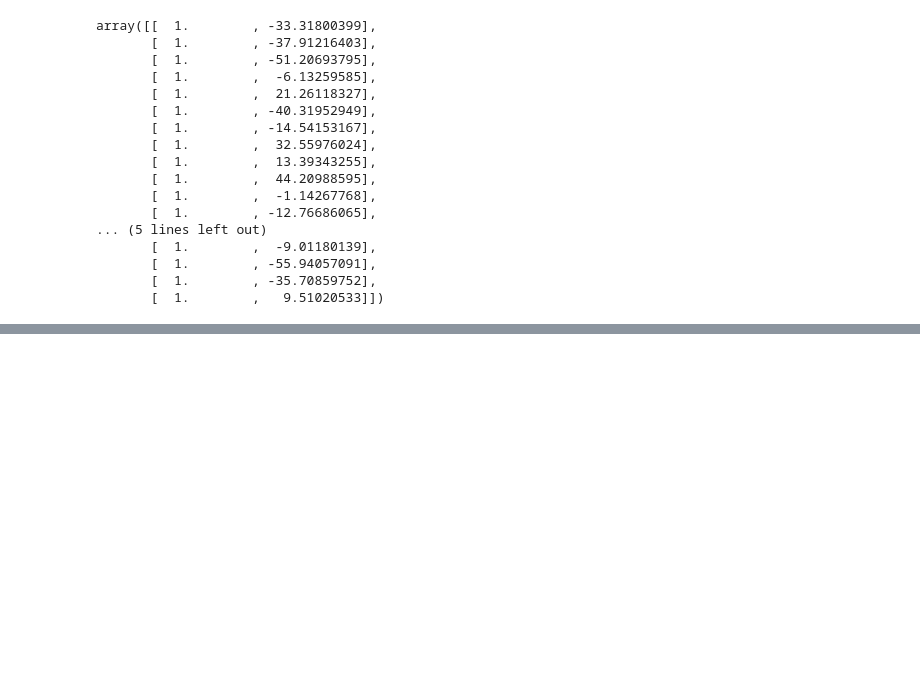
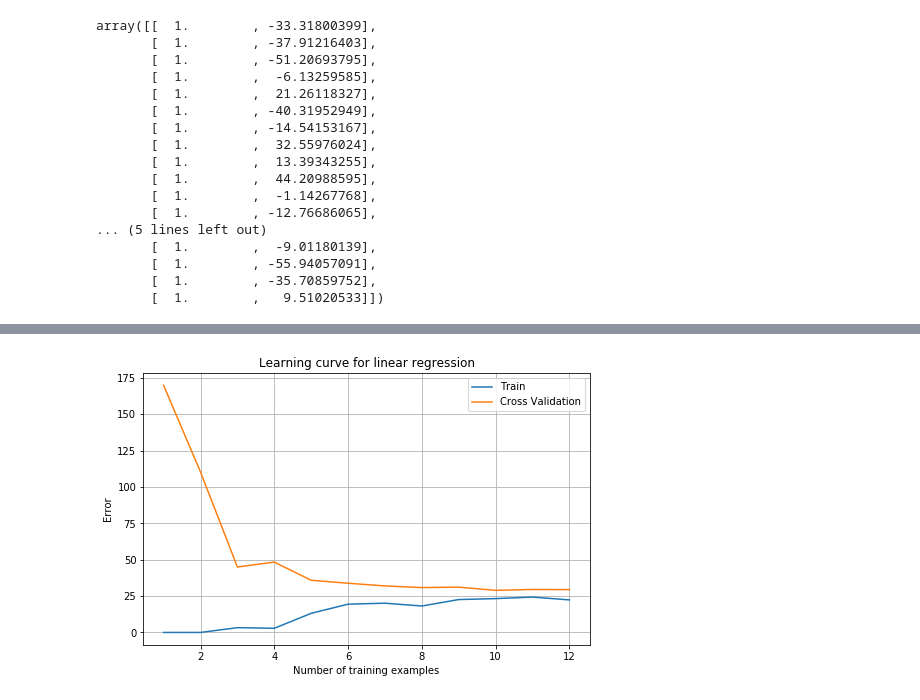
Before and after one commit to BartlomiejSkwira/coursera_machine-learning, a Jupyter notebook: machine-learning-ex5/ex5.ipynb, the cells around one changed output, grey strips where cells are left out. Cells and saved outputs as stored; diff of their text form; code cells hidden in the pictures; blank space fills up the shorter version.

Commit message:
Exercise 5 - fix error count for cross validation! YaY

```diff
--- a/machine-learning-ex5/ex5.ipynb
+++ b/machine-learning-ex5/ex5.ipynb
@@ -156,6 +149,0 @@ array([13.05611566,  0.36753119])
-# %%
-#plot the best fit line
-x = np.linspace(-40, 40)
-plt.ylim(0, 40)
-plt.plot(x, theta_opt[1]*x+theta_opt[0], c='blue')
-draw_data(X_train, y_train)
@@ -163,0 +171,33 @@ draw_data(X_train, y_train)
+# %%
+def plotLearningCurve():
+    """
+    Loop over first training point, then first 2 training points, then first 3 ...
+    and use each training-set-subset to find trained parameters.
+    With those parameters, compute the cost on that subset (Jtrain)
+    remembering that for Jtrain, lambda = 0 (even if you are using regularization).
+    Then, use the trained parameters to compute Jval on the entire validation set
+    again forcing lambda = 0 even if using regularization.
+    Store the computed errors, error_train and error_val and plot them.
+    """
+    initial_theta = np.array([[1.],[1.]])
+    mym, error_train, error_val = [], [], []
+    for x in range(1,13,1):
+        train_subset = X_train_int[:x,:]
+        y_subset = y_train[:x]
+        mym.append(y_subset.shape[0])
+        fit_theta = optimizeTheta(initial_theta,train_subset,y_subset,lmbda=0.,print_output=False)
+        error_train.append(costFunction(fit_theta,train_subset,y_subset,lmbda=0.))
+        error_val.append(costFunction(fit_theta,X_valid_int,y_valid,lmbda=0.))
+
+    plt.figure(figsize=(8,5))
+    plt.plot(mym,error_train,label='Train')
+    plt.plot(mym,error_val,label='Cross Validation')
+    plt.legend()
+    plt.title('Learning curve for linear regression')
+    plt.xlabel('Number of training examples')
+    plt.ylabel('Error')
+    plt.grid(True)
+
+plotLearningCurve()
+# %% [output]
+[figure, added]
```
Also changed, not shown: parts of 12 cells of this notebook.
